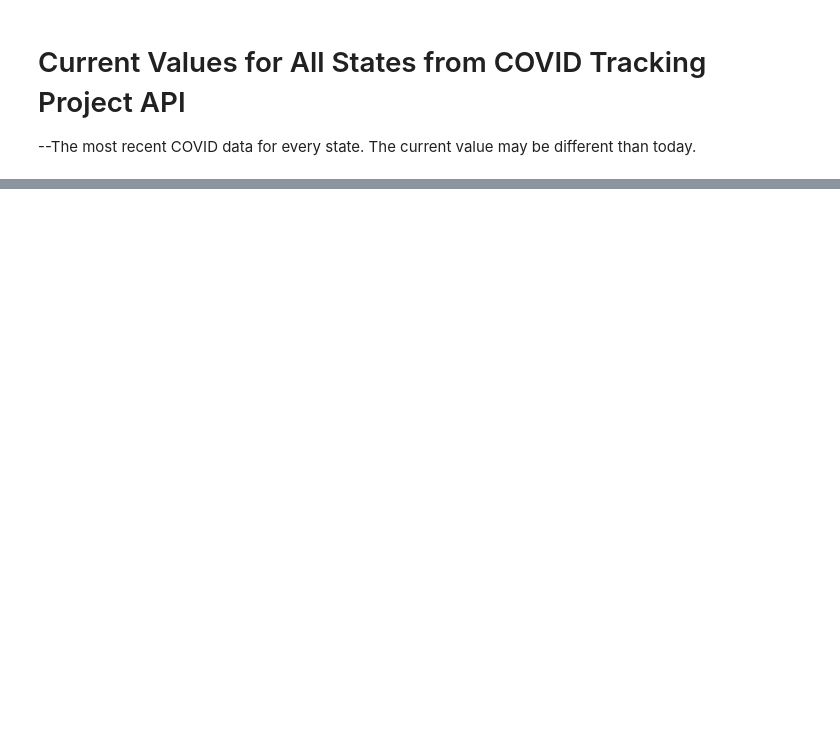
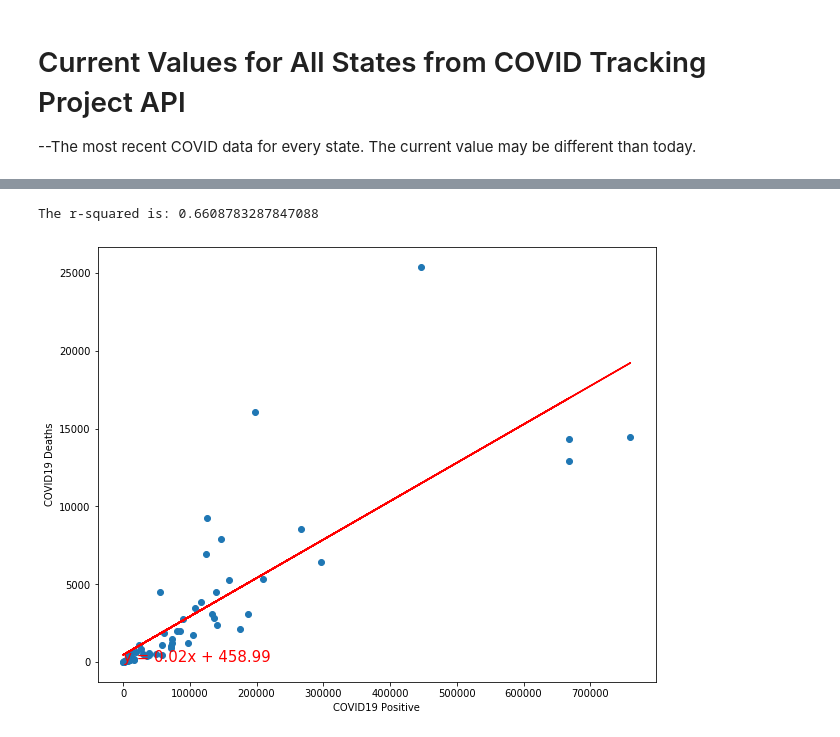
Before and after one commit to havyjavy/Healthcare-and-Covid-19, a Jupyter notebook: Covid Tracking Project/All_States.ipynb, the cells around one changed output, grey strips where cells are left out. Saved outputs shown, nothing was run; the diff lists cells and outputs as text; code cells hidden in the pictures; blank space fills up the shorter version.

```diff
--- a/Covid Tracking Project/All_States.ipynb
+++ b/Covid Tracking Project/All_States.ipynb
@@ -81,0 +116,31 @@ AllStates_df
+# %%
+from scipy.stats import linregress
+from sklearn import datasets
+
+
+
+# Run the regression and store each of the returned values
+slope, intercept, rvalue, pvalue, stderr = linregress(covid19_infxn, deaths)
+
+# Calculate the predictions for each value of x (# Rooms)
+regression_values = covid19_infxn * slope + intercept
+
+# store a string version of the linear equation, so we can display it on the plot
+line_eq = "y = " + str(round(slope,2)) + "x + " + str(round(intercept,2))
+# %%
+plt.figure(figsize=(10,8))
+# Plot observations
+plt.scatter(covid19_infxn, deaths)
+
+# Plot the regression line
+plt.plot(covid19_infxn, regression_values, "red")
+
+# Annotate the plot with the linear equation
+plt.annotate(line_eq, (7.5, 30), fontsize=15, color="red")
+plt.xlabel('COVID19 Positive')
+plt.ylabel('COVID19 Deaths')
+print(f"The r-squared is: {rvalue**2}")
+plt.show()
+# %% [output]
+The r-squared is: 0.6608783287847088
+[figure, added]
```
Also changed, not shown: parts of 6 cells of this notebook.
